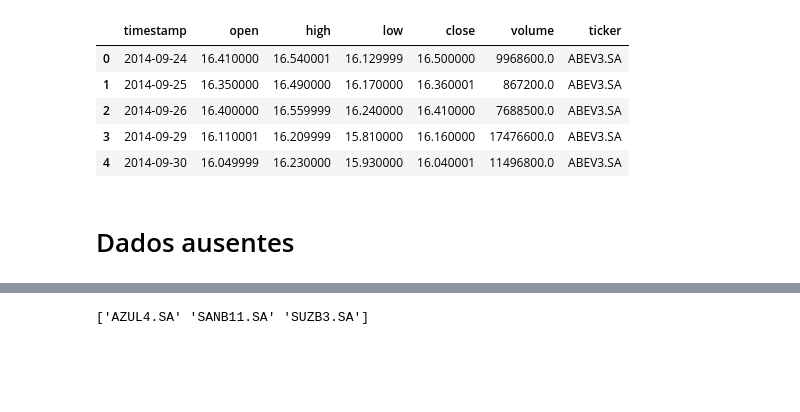
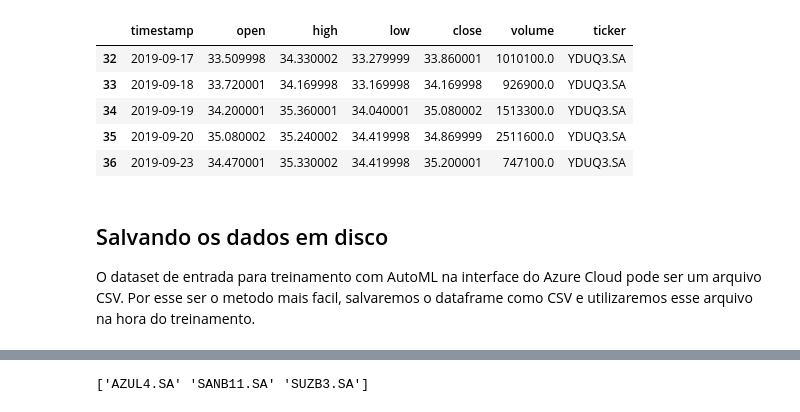
Before and after one commit to V-in/stock-forecasting, a Jupyter notebook: stock_forecasting.ipynb, the cells around one changed output, grey strips where cells are left out. Saved outputs shown, nothing was run; the diff lists cells and outputs as text; code cells hidden in the pictures; blank space fills up the shorter version.

```diff
--- a/stock_forecasting.ipynb
+++ b/stock_forecasting.ipynb
@@ -48,7 +54,7 @@ def date_missing(series, freq):
 
 def get_ticker_history(ticker):
     """
-    Returns ticker history for the past 5 years
+    Retorna historico de uma acao nos ultimos 5 anos
     """
     return share.Share(ticker).get_historical(share.PERIOD_TYPE_YEAR,
                                               5,
@@ -57,7 +63,7 @@ def get_ticker_history(ticker):
 
 def get_tickers_history(tickers):
     """
-    Returns ticker histories for many tickers
+    Retorna historico de multiplas acoes nos ultimos 5 anos
     """
     df = pd.DataFrame(get_ticker_history(tickers[0])).assign(ticker=tickers[0])
     for i in range(1, len(tickers)):
@@ -82,11 +103,16 @@ df["timestamp"] = pd.to_datetime(df["timestamp"].apply(lambda row: format_unix_t
+# %%
+df_test = df.tail(5).copy()
+df.drop(df.tail(5).index, inplace=True)
 # %%
-df.head(5)
+df.tail(5)
 # %% [output]
 |  | timestamp | open | high | low | close | volume | ticker |
-| 0 | 2014-09-24 | 16.410000 | 16.540001 | 16.129999 | 16.500000 | 9968600.0 | ABEV3.SA |
-| 1 | 2014-09-25 | 16.350000 | 16.490000 | 16.170000 | 16.360001 | 867200.0 | ABEV3.SA |
-| 2 | 2014-09-26 | 16.400000 | 16.559999 | 16.240000 | 16.410000 | 7688500.0 | ABEV3.SA |
-| 3 | 2014-09-29 | 16.110001 | 16.209999 | 15.810000 | 16.160000 | 17476600.0 | ABEV3.SA |
-| 4 | 2014-09-30 | 16.049999 | 16.230000 | 15.930000 | 16.040001 | 11496800.0 | ABEV3.SA |
+| 32 | 2019-09-17 | 33.509998 | 34.330002 | 33.279999 | 33.860001 | 1010100.0 | YDUQ3.SA |
+| 33 | 2019-09-18 | 33.720001 | 34.169998 | 33.169998 | 34.169998 | 926900.0 | YDUQ3.SA |
+| 34 | 2019-09-19 | 34.200001 | 35.360001 | 34.040001 | 35.080002 | 1513300.0 | YDUQ3.SA |
+| 35 | 2019-09-20 | 35.080002 | 35.240002 | 34.419998 | 34.869999 | 2511600.0 | YDUQ3.SA |
+| 36 | 2019-09-23 | 34.470001 | 35.330002 | 34.419998 | 35.200001 | 747100.0 | YDUQ3.SA |
-# %% [markdown]
-# Dados ausentes
+# %% [markdown]
+## Salvando os dados em disco
+
+O dataset de entrada para treinamento com AutoML na interface do Azure Cloud pode ser um arquivo CSV. Por esse ser o metodo mais facil, salvaremos o dataframe como CSV e utilizaremos esse arquivo na hora do treinamento.
```
Also changed, not shown: parts of 28 cells of this notebook, 4 other files.
